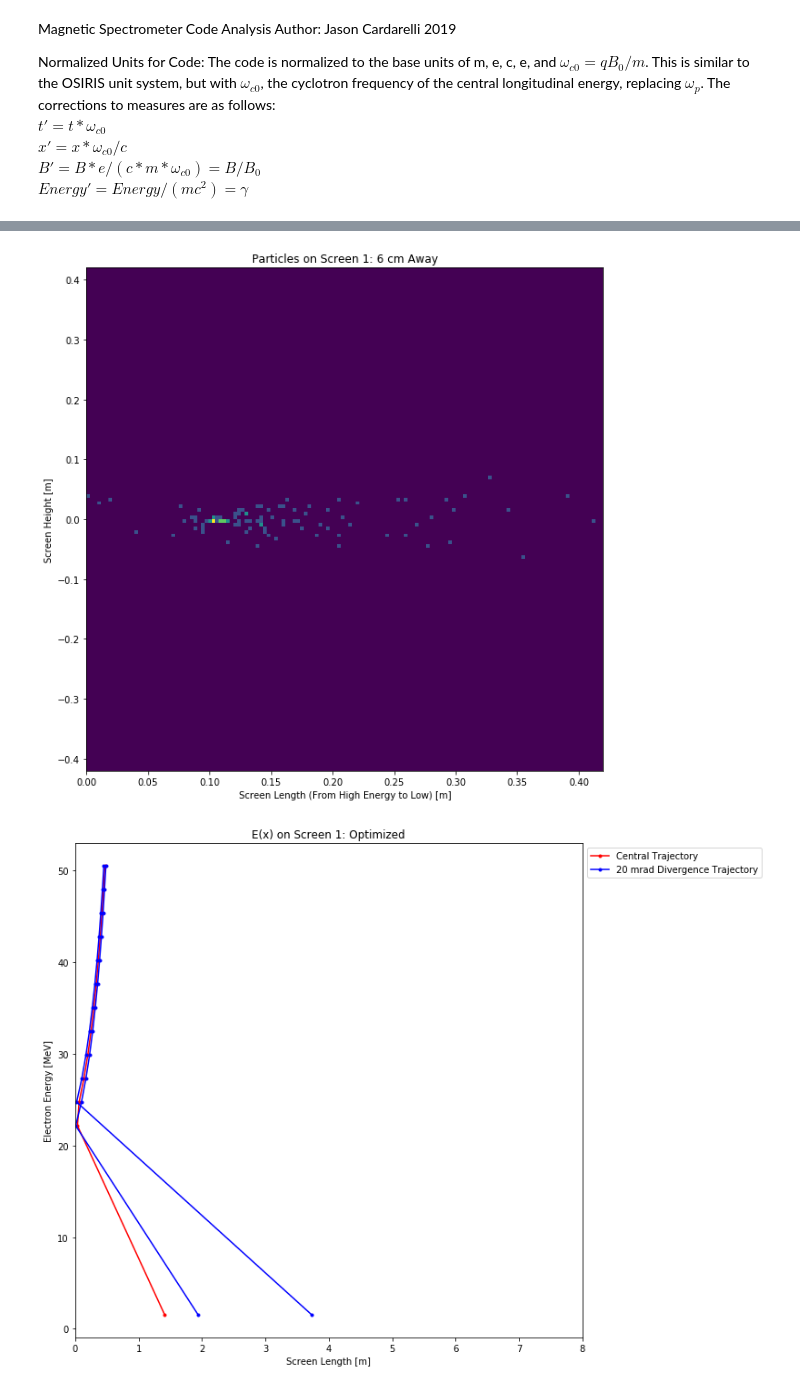
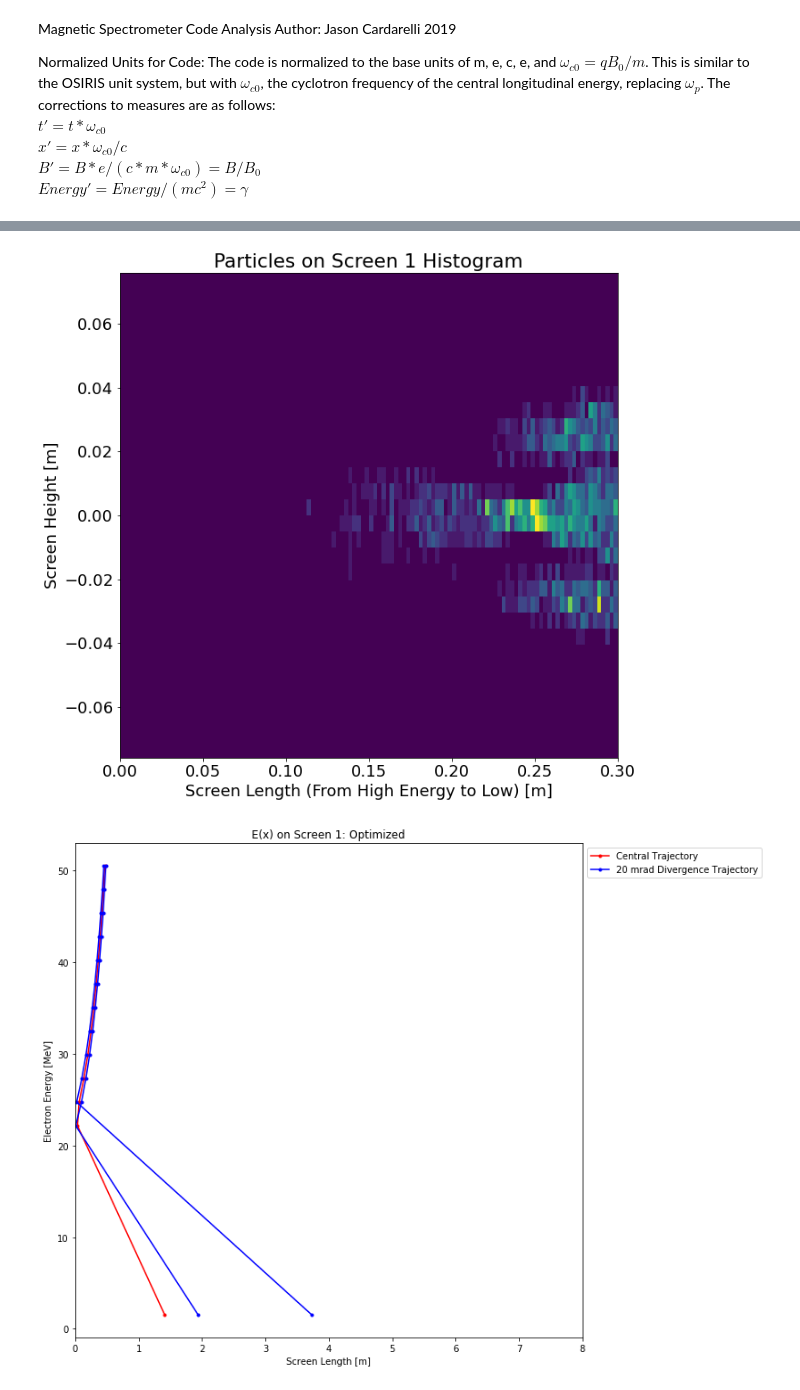
Before and after one commit to jcardar/MagnetSpec_ParticleTracker, a Jupyter notebook: data/analysis/analysis_mag_spec.ipynb, the cells around one changed output, grey strips where cells are left out. Saved outputs shown, nothing was run; the diff lists cells and outputs as text; code cells hidden in the pictures.

```diff
--- a/data/analysis/analysis_mag_spec.ipynb
+++ b/data/analysis/analysis_mag_spec.ipynb
@@ -83,7 +96,7 @@ with open("../ENERGY.csv") as csvfile:
     line_count = 0;
     energy = list(csv_reader);
     energy = [[float(y) for y in x] for x in energy]
-energy = [[energy[jj][ii]*0.511+0.511 for ii in range(len(energy[jj]))] for jj in range(len(energy))]
+energy = [[energy[jj][ii]*0.511-0.511 for ii in range(len(energy[jj]))] for jj in range(len(energy))]
 # %%
 with open("../PARTICLE_ON_SCREENS.csv") as csvfile:
     csv_reader = csv.reader(csvfile, delimiter=',');
@@ -160,7 +213,7 @@ if number_of_screens > 1:
     for jj in range(number_of_screens):
         long_cord = [np.sqrt(part_on_screen_pos_x[ii]**2 + part_on_screen_pos_y[ii]**2) for ii in range(len(part_on_screen_pos_x)) if part_on_screen_screen_index[ii] == jj];
         indicies_kept = [ii for ii in range(len(part_on_screen_pos_x)) if part_on_screen_screen_index[ii] == jj]
-        colors = cm.rainbow(np.linspace(0, 1, len(long_cord)/7+1))
+        colors = cm.rainbow(np.linspace(0, 1, int(len(long_cord)/7+1)))
         indx = -1;
         for ii in range(len(long_cord)):
             if ii %7 ==0:
@@ -173,12 +226,12 @@ if number_of_screens > 1:
         ax[jj].set_ylabel("Screen Height [m]");
         ax[jj].set_xlim([0, screen['length'][jj]*const.c/omega_c0]);
         ax[jj].set_ylim([-screen['height'][jj]*0.5*const.c/omega_c0, screen['height'][jj]*0.5*const.c/omega_c0]);
-        ax[jj].legend(bbox_to_anchor=(1.03, 1), loc='upper left',);
+        #ax[jj].legend(bbox_to_anchor=(1.03, 1), loc='upper left',);
 if number_of_screens == 1:
     for jj in range(number_of_screens):
         long_cord = [np.sqrt(part_on_screen_pos_x[ii]**2 + part_on_screen_pos_y[ii]**2) for ii in range(len(part_on_screen_pos_x)) if part_on_screen_screen_index[ii] == jj];
         indicies_kept = [ii for ii in range(len(part_on_screen_pos_x)) if part_on_screen_screen_index[ii] == jj]
-        colors = cm.rainbow(np.linspace(0, 1, len(long_cord)/7+1))
+        colors = cm.rainbow(np.linspace(0, 1, int(len(long_cord)/7+1)))
         indx = -1;
         for ii in range(len(long_cord)):
             if ii %10 ==0:
@@ -187,13 +240,13 @@ if number_of_screens == 1:
             else:
                 ax.scatter(long_cord[ii]*const.c/omega_c0, part_on_screen_pos_z[ii]*const.c/omega_c0, color = colors[indx], label='_nolegend_')
         #ax.set_title(f"Image of Particles Landing on Screen {(jj+1):.0f}");
-        ax.set_title(f"Particles on Screen {(jj+1):.0f}: 6 cm Away");
-        ax.set_xlabel("Screen Length (From High Energy to Low) [m]");
+        ax.set_title(f"Particles on Screen {(jj+1):.0f}");
+        ax.set_xlabel("Screen Length [m]");
         ax.set_ylabel("Screen Height [m]");
         ax.set_xlim([0, screen['length'][jj]*const.c/omega_c0]);
         ax.set_ylim([-screen['height'][jj]*0.5*const.c/omega_c0, screen['height'][jj]*0.5*const.c/omega_c0]);
         ax.legend(bbox_to_anchor=(1.03, 1), loc='upper left',);
 
-ax.set_ylim(-0.5, 0.5)
+#ax.set_ylim(-0.5, 0.5)
 plt.tight_layout()
 # %% [output]
@@ -206,7 +259,7 @@ num_par    = len(posx);
 B_Norm   = 1;
 omega_c0 = const.e*B_Norm / const.m_e;
 
-dx_pixel = 3e-3/(const.c/omega_c0); #pixel size
+dx_pixel = 2.5e-3/(const.c/omega_c0); #pixel size
 
 #%matplotlib inline
 #seperate screens
@@ -218,25 +271,38 @@ if number_of_screens > 1:
     for jj in range(number_of_screens):
         long_cord = [np.sqrt(part_on_screen_pos_x[ii]**2 + part_on_screen_pos_y[ii]**2) for ii in range(len(part_on_screen_pos_x)) if part_on_screen_screen_index[ii] == jj];
         indicies_kept = [ii for ii in range(len(part_on_screen_pos_x)) if part_on_screen_screen_index[ii] == jj]
-        colors = cm.rainbow(np.linspace(0, 1, len(long_cord)/7+1))
+        colors = cm.rainbow(np.linspace(0, 1, int(len(long_cord)/7+1)))
         indx = -1;
+        s_length = screen['length'][jj];
+        s_height = screen['height'][jj];
+        num_pix_l = round(s_length/dx_pixel)
+        num_pix_h = round(s_height/dx_pixel)
+        length_cord_1 = []
+        height_cord_1 = []
         for ii in range(len(long_cord)):
-            if ii %7 ==0:
-                indx = indx+1;
-                sc = ax[jj].scatter(long_cord[ii]*const.c/omega_c0, part_on_screen_pos_z[ii]*const.c/omega_c0, color = colors[indx], label=f'energy = {energy[int(part_on_screen_part_index[int(indicies_kept[ii])])][0]:.1f} MeV')
-            else:
-                ax[jj].scatter(long_cord[ii]*const.c/omega_c0, part_on_screen_pos_z[ii]*const.c/omega_c0, color = colors[indx], label='_nolegend_')
+            length_cord_1.append(long_cord[ii]*const.c/omega_c0)
+            height_cord_1.append(part_on_screen_pos_z[ii]*const.c/omega_c0)
+        s_length_linspace = np.linspace(0,s_length, num_pix_l)
+        s_height_linspace = np.linspace(-s_height, s_height, num_pix_h)
+        H, xedges, yedges = np.histogram2d(length_cord_1, height_cord_1, bins = [num_pix_l, num_pix_h], range = [[0, s_length*const.c/omega_c0], [-s_height*const.c/omega_c0, s_height*const.c/omega_c0]])
+        ax[jj].imshow(H.T, interpolation='nearest', aspect='auto', origin='lower',extent=[xedges[0], xedges[-1], yedges[0], yedges[-1]])
+        #for ii in range(len(long_cord)):
+        #    if ii %7 ==0:
+        #        indx = indx+1;
+        #        sc = ax[jj].scatter(long_cord[ii]*const.c/omega_c0, part_on_screen_pos_z[ii]*const.c/omega_c0, color = colors[indx], label=f'energy = {energy[int(part_on_screen_part_index[int(indicies_kept[ii])])][0]:.1f} MeV')
+        #    else:
+        #        ax[jj].scatter(long_cord[ii]*const.c/omega_c0, part_on_screen_pos_z[ii]*const.c/omega_c0, color = colors[indx], label='_nolegend_')
         ax[jj].set_title(f"Image of Particles Landing on Screen {(jj+1):.0f}");
         ax[jj].set_xlabel("Screen Length (From High Energy to Low) [m]");
         ax[jj].set_ylabel("Screen Height [m]");
         ax[jj].set_xlim([0, screen['length'][jj]*const.c/omega_c0]);
         ax[jj].set_ylim([-screen['height'][jj]*0.5*const.c/omega_c0, screen['height'][jj]*0.5*const.c/omega_c0]);
-        ax[jj].legend(bbox_to_anchor=(1.03, 1), loc='upper left',);
+        #ax[jj].legend(bbox_to_anchor=(1.03, 1), loc='upper left',);
 if number_of_screens == 1:
     for jj in range(number_of_screens):
         long_cord = [np.sqrt(part_on_screen_pos_x[ii]**2 + part_on_screen_pos_y[ii]**2) for ii in range(len(part_on_screen_pos_x)) if part_on_screen_screen_index[ii] == jj];
         indicies_kept = [ii for ii in range(len(part_on_screen_pos_x)) if part_on_screen_screen_index[ii] == jj]
-        colors = cm.rainbow(np.linspace(0, 1, len(long_cord)/7+1))
+        colors = cm.rainbow(np.linspace(0, 1, int(len(long_cord)/7+1)))
         indx = -1;
         #screenX = np.array([screen['screen_low_energy_edgex'][ii],screen['screen_low_energy_edgex'][ii]+(screen['length'][ii]*np.cos(np.deg2rad(screen['degrees about z-axis'][ii])))])*const.c/omega_c0
         s_length = screen['length'][jj];
@@ -253,36 +319,37 @@ if number_of_screens == 1:
         #length_cord_1.append(0)
         #height_cord_1.append(-s_height/2.0)
         for ii in range(len(long_cord)):
             length_cord_1.append(long_cord[ii]*const.c/omega_c0)
             height_cord_1.append(part_on_screen_pos_z[ii]*const.c/omega_c0)
         #length_cord_1.append(s_length*(const.c/omega_c0))
         #height_cord_1.append(s_height*(const.c/omega_c0)/2.0)
         #background_screen = np.zeros((num_pix_l, num_pix_h))
         s_length_linspace = np.linspace(0,s_length, num_pix_l)
         s_height_linspace = np.linspace(-s_height, s_height, num_pix_h)
         H, xedges, yedges = np.histogram2d(length_cord_1, height_cord_1, bins = [num_pix_l, num_pix_h], range = [[0, s_length*const.c/omega_c0], [-s_height*const.c/omega_c0, s_height*const.c/omega_c0]])#, density=True)
         #LL,HH = np.meshgrid(xedges, yedges)
         #ax.pcolormesh(LL,HH,H)
 
-        ax.imshow(H.T, interpolation='nearest', aspect='auto', origin='low',extent=[xedges[0], xedges[-1], yedges[0], yedges[-1]])
+        ax.imshow(H.T, interpolation='nearest', aspect='auto', origin='lower',extent=[xedges[0], xedges[-1], yedges[0], yedges[-1]])
         #for ii in range(len(long_cord)):
         #    if ii %10 ==0:
         #        indx = indx+1;
         #        sc = ax.scatter(long_cord[ii]*const.c/omega_c0, part_on_screen_pos_z[ii]*const.c/omega_c0, color = colors[indx], label=f'energy = {energy[int(part_on_screen_part_index[int(indicies_kept[ii])])][0]:.1f} MeV')
         #    else:
         #        ax.scatter(long_cord[ii]*const.c/omega_c0, part_on_screen_pos_z[ii]*const.c/omega_c0, color = colors[indx], label='_nolegend_')
         #ax.set_title(f"Image of Particles Landing on Screen {(jj+1):.0f}");
-        ax.set_title(f"Particles on Screen {(jj+1):.0f}: 6 cm Away");
+        ax.set_title(f"Particles on Screen {(jj+1):.0f} Histogram");
         ax.set_xlabel("Screen Length (From High Energy to Low) [m]");
         ax.set_ylabel("Screen Height [m]");
+
         #ax.set_xlim([0, screen['length'][jj]*const.c/omega_c0]);
         #ax.set_ylim([-screen['height'][jj]*0.5*const.c/omega_c0, screen['height'][jj]*0.5*const.c/omega_c0]);
         #ax.legend(bbox_to_anchor=(1.03, 1), loc='upper left',);
 
 #ax.set_ylim(-0.5, 0.5)
 #plt.tight_layout()
 # %% [output]
-[figure, old version]
+[figure, new version]
 # %%
 num_par    = len(posx);
 B_Norm   = 1;
```
Also changed, not shown: parts of 6 cells of this notebook, 7 other files.
